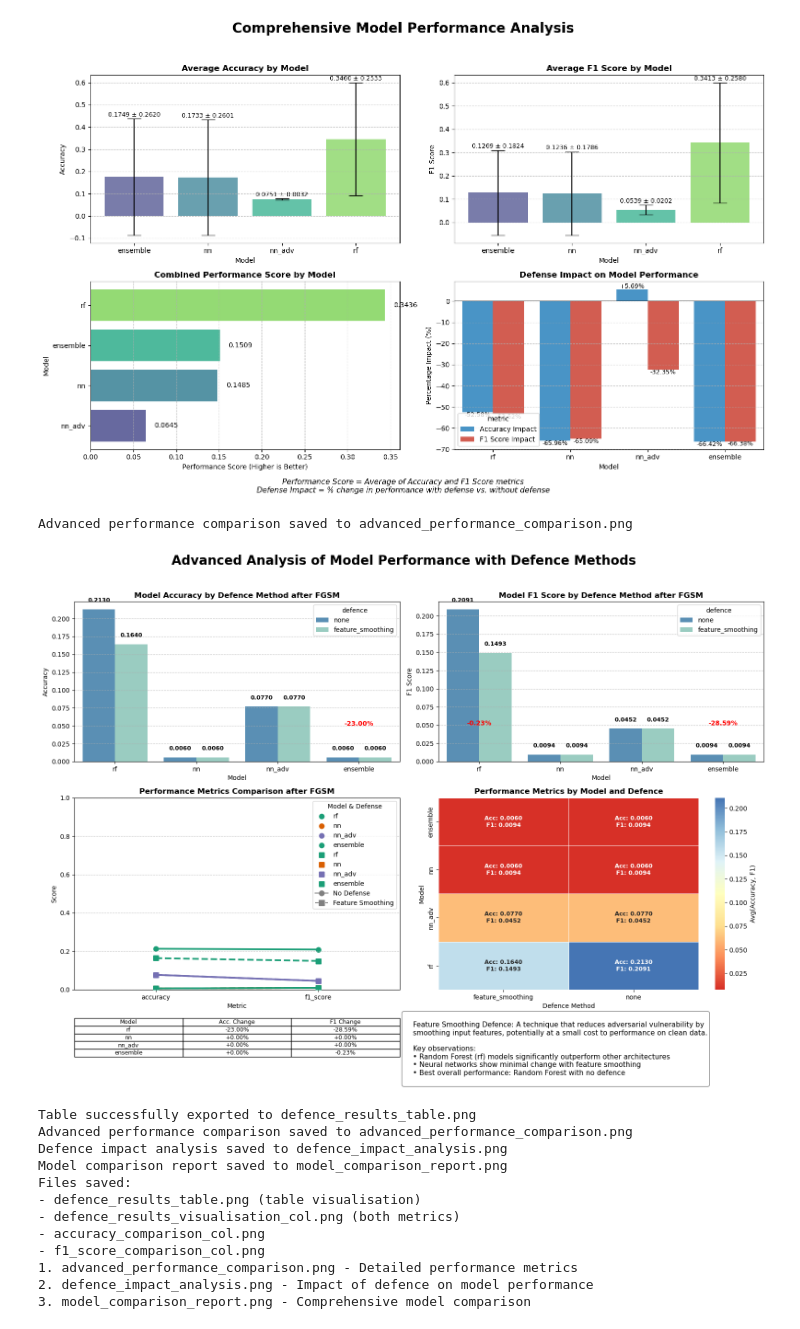
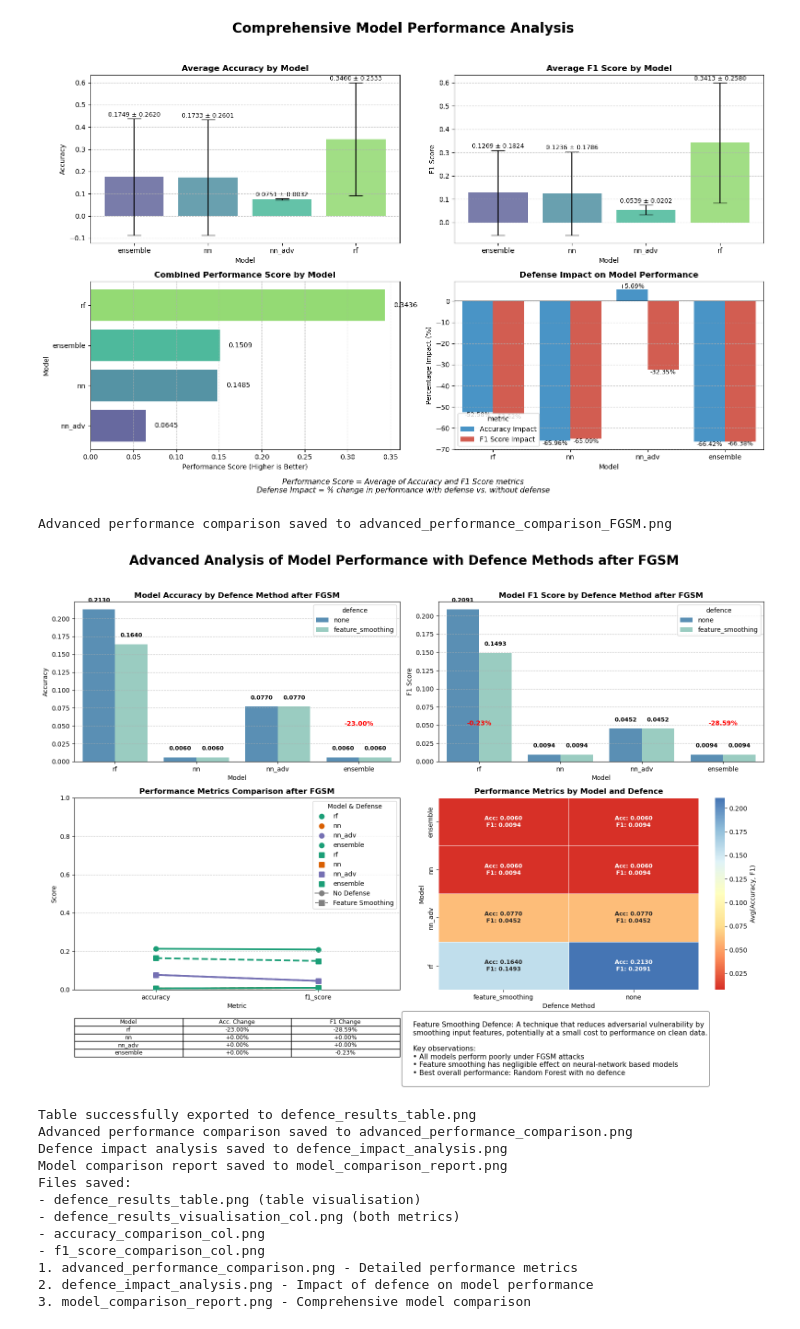
Before and after one commit to UniSA-ICT-2025-SP1-P2/capstone_project, a Jupyter notebook: prototype/results_presentation/defence_results_pres_FGSM.ipynb, the cells around one changed output. Drawn from its saved outputs; the diff is of its cells as text; code cells hidden in the pictures.

```diff
--- a/prototype/results_presentation/defence_results_pres_FGSM.ipynb
+++ b/prototype/results_presentation/defence_results_pres_FGSM.ipynb
@@ -54,7 +54,7 @@ print(df)
 15  ensemble  feature_smoothing  fgsm_smoothed     0.006  0.009416
 # %%
 #Version 2
-def create_advanced_performance_comparison(csv_file="defence_results(2).csv", output_file="advanced_performance_comparison.png"):
+def create_advanced_performance_comparison_FGSM(csv_file="defence_results(2).csv", output_file="advanced_performance_comparison_FGSM.png"):
     """
     Create a sophisticated comparison of model performance across metrics
 
@@ -63,8 +63,8 @@ def create_advanced_performance_comparison(csv_file="defence_results(2).csv", ou
     output_file (str): Path to save the visualization
     """
 
-    #Load dataset
-    df = load_csv_data()
+    # load the CSV file
+    df = pd.read_csv(csv_file)
 
     #Filter dataframe to only show fgsm results
     data_to_remove = ['clean', 'clean_smoothed', 'pgd', 'pgd_smoothed']
@@ -334,7 +334,7 @@ def create_advanced_performance_comparison(csv_file="defence_results(2).csv", ou
     ax4.set_ylabel('Model')
 
     # Add overall figure title
-    plt.suptitle('Advanced Analysis of Model Performance with Defence Methods',
+    plt.suptitle('Advanced Analysis of Model Performance with Defence Methods after FGSM',
                  fontsize=20, fontweight='bold', y=0.98)
 
     # Add explanatory text box
@@ -343,8 +343,8 @@ def create_advanced_performance_comparison(csv_file="defence_results(2).csv", ou
     smoothing input features, potentially at a small cost to performance on clean data.
 
     Key observations:
-    • Random Forest (rf) models significantly outperform other architectures
-    • Neural networks show minimal change with feature smoothing
+    • All models perform poorly under FGSM attacks
+    • Feature smoothing has negligible effect on neural-network based models
     • Best overall performance: Random Forest with no defence
     """
 
@@ -579,10 +579,10 @@ create_model_comparison_report()
 Model comparison report saved to model_comparison_report.png
 [figure]
 # %%
-create_advanced_performance_comparison(df)
+create_advanced_performance_comparison_FGSM()
 # %% [output]
-Advanced performance comparison saved to advanced_performance_comparison.png
+Advanced performance comparison saved to advanced_performance_comparison_FGSM.png
-[figure, old version]
+[figure, new version]
 # %%
 table_result = visualise_defence_results(output_file="defence_results_table.png")
 
```
Also changed, not shown: 1 other file.
